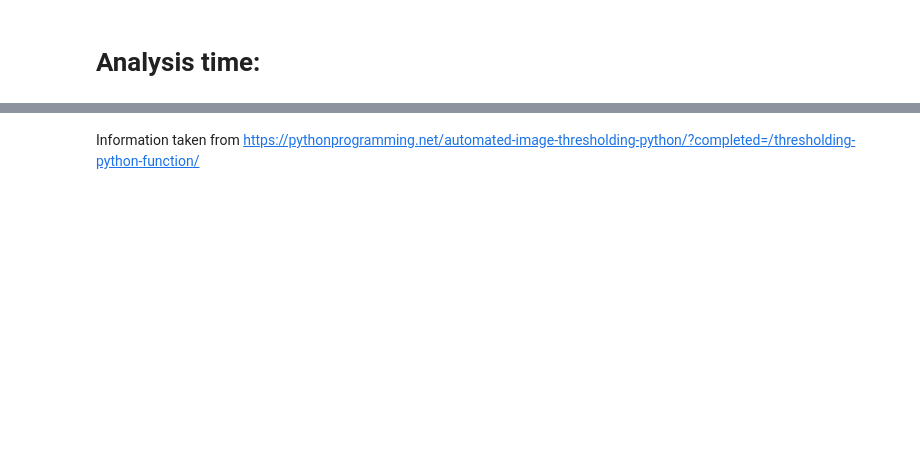
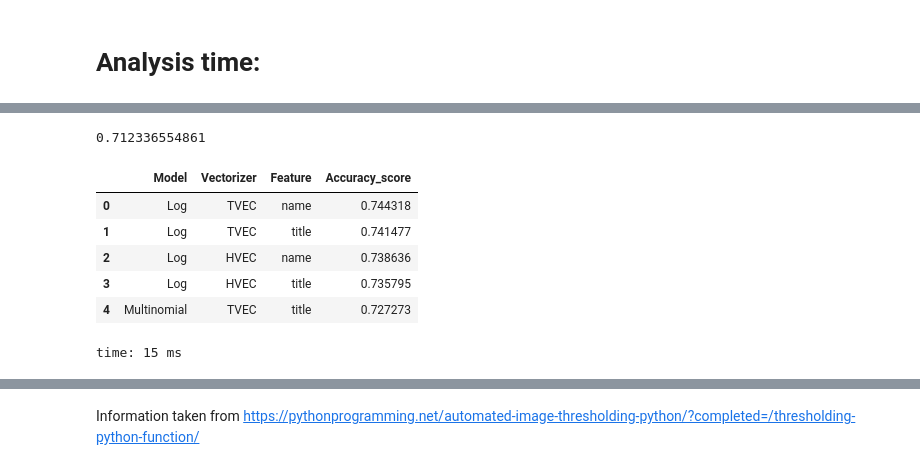
Before and after one commit to chrisk447/Capstone-GA, a Jupyter notebook: StockX Notebook.ipynb, the cells around one changed output, grey strips where cells are left out. Saved outputs shown, nothing was run; the diff lists cells and outputs as text; code cells hidden in the pictures; blank space fills up the shorter version.

```diff
--- a/StockX Notebook.ipynb
+++ b/StockX Notebook.ipynb
@@ -497,3 +581,15 @@ time: 1 ms
+# %%
+print baseline
+best_df[best_df.Accuracy_score > baseline*1.02]
+# %% [output]
+0.712336554861
+|  | Model | Vectorizer | Feature | Accuracy_score |
+| 0 | Log | TVEC | name | 0.744318 |
+| 1 | Log | TVEC | title | 0.741477 |
+| 2 | Log | HVEC | name | 0.738636 |
+| 3 | Log | HVEC | title | 0.735795 |
+| 4 | Multinomial | TVEC | title | 0.727273 |
+time: 15 ms
 # %%
 # Try doing times series of release date vs. retailprice/averageDeadstockPrice
 cops = tops.set_index('releaseDate').sort_index()
```
Also changed, not shown: parts of 48 cells of this notebook.
